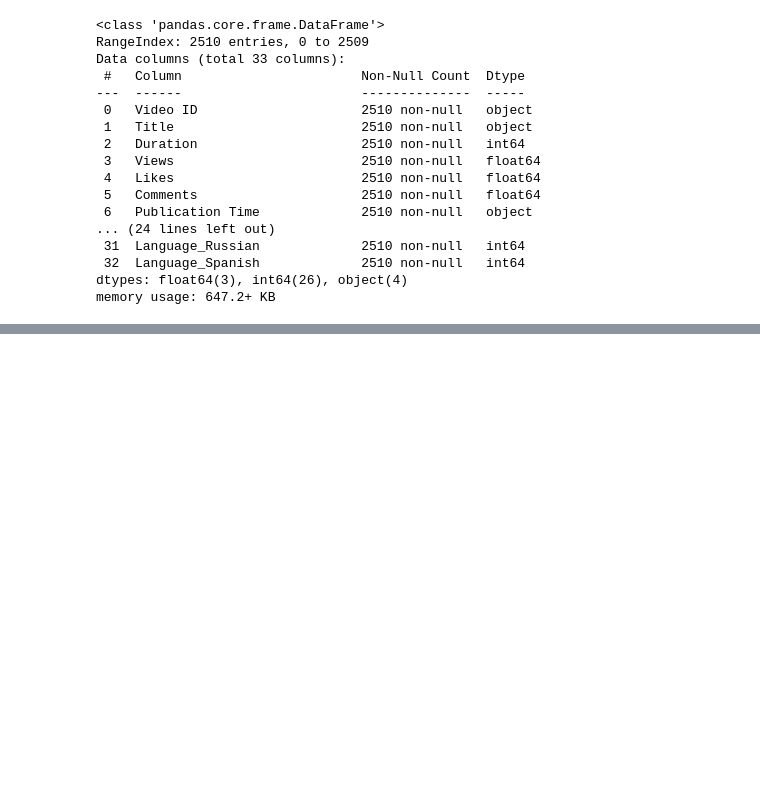
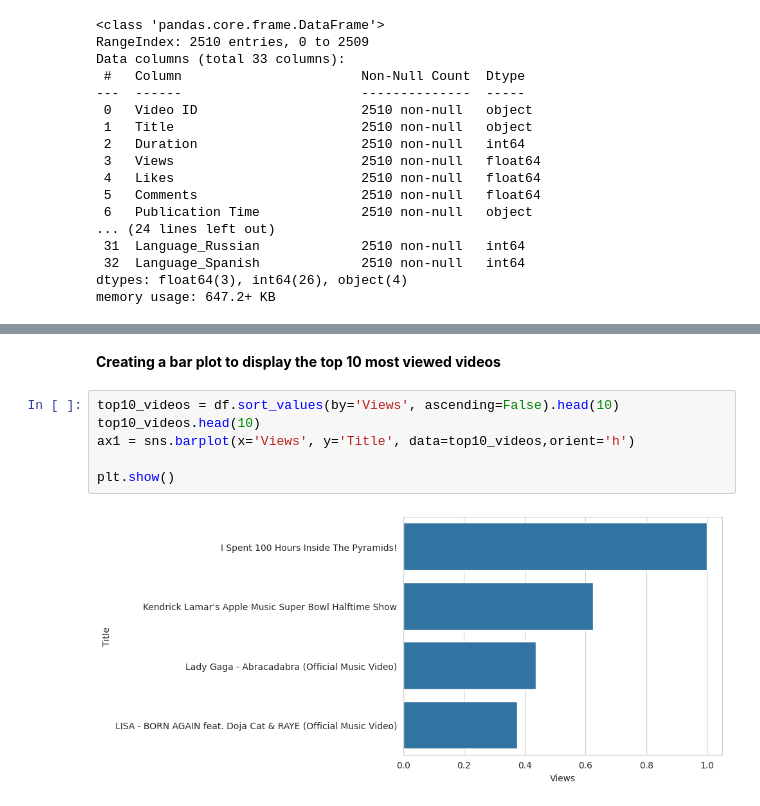
Before and after one commit to RaghdIt/DataScience, a Jupyter notebook: EDA.ipynb, the cells around one changed output, grey strips where cells are left out. Saved outputs shown, nothing was run; the diff lists cells and outputs as text; blank space fills up the shorter version.

```diff
--- a/EDA.ipynb
+++ b/EDA.ipynb
@@ -44,0 +146,10 @@ memory usage: 647.2+ KB
+# %% [markdown]
+**Creating a bar plot to display the top 10 most viewed videos**
+# %%
+top10_videos = df.sort_values(by='Views', ascending=False).head(10)
+top10_videos.head(10)
+ax1 = sns.barplot(x='Views', y='Title', data=top10_videos,orient='h')
+
+plt.show()
+# %% [output]
+[figure, added]
```
Also changed, not shown: parts of 41 cells of this notebook, 1 other file.
